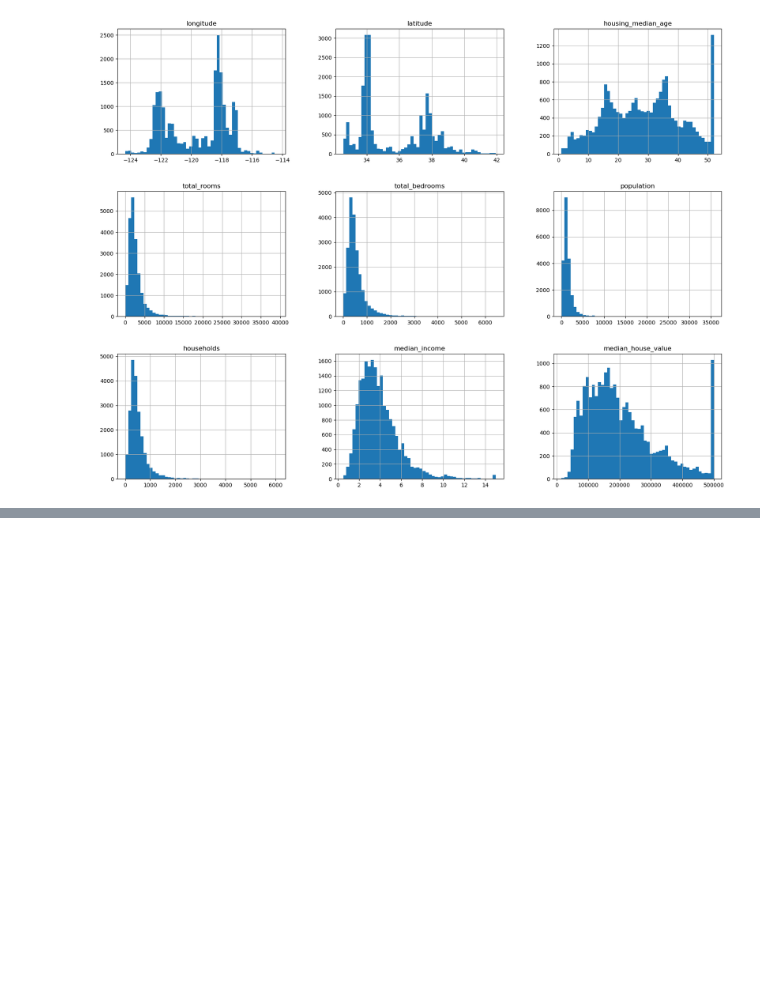
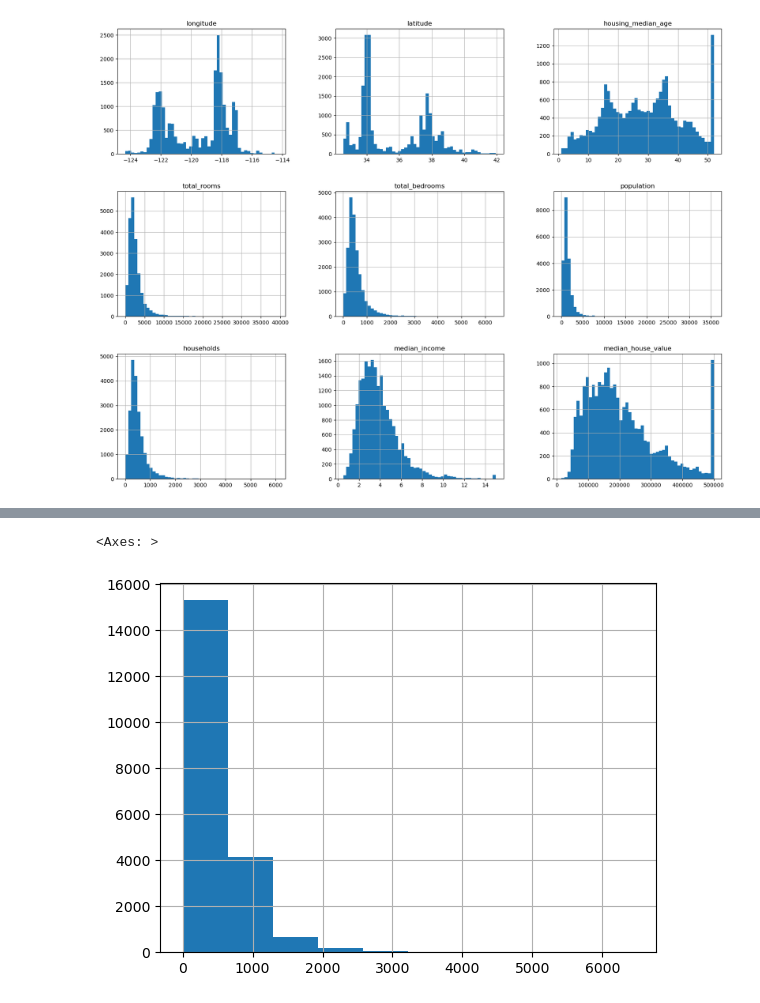
Before and after one commit to SyedHaameem/Housing-Project-I, a Jupyter notebook: housing.ipynb, the cells around one changed output, grey strips where cells are left out. Saved outputs shown, nothing was run; the diff lists cells and outputs as text; code cells hidden in the pictures; blank space fills up the shorter version.

```diff
--- a/housing.ipynb
+++ b/housing.ipynb
@@ -89,0 +109,5 @@ plt.show()
+# %%
+housing["total_bedrooms"].hist()
+# %% [output]
+<Axes: >
+[figure, added]
```
Also changed, not shown: parts of 5 cells of this notebook.
